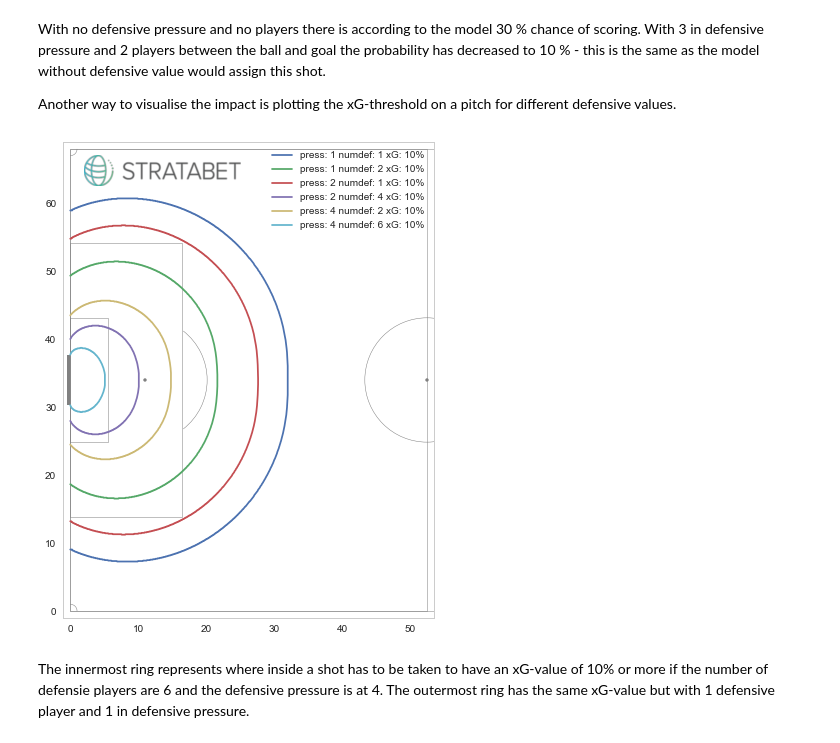
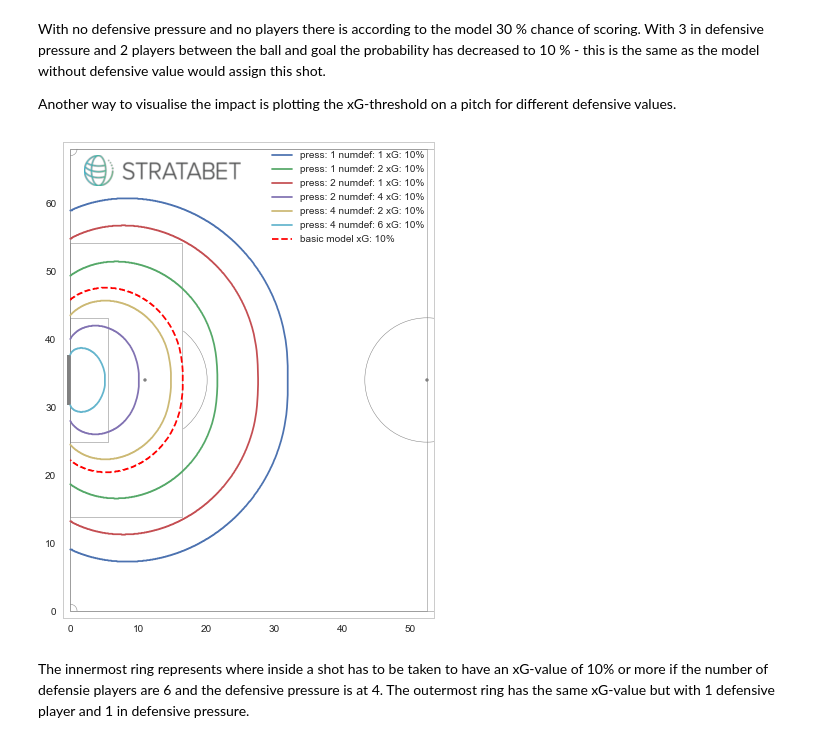
Before and after one commit to karlanka/stratagem_projects, a Jupyter notebook: defensive_features.ipynb, the cells around one changed output. Drawn from its saved outputs; the diff is of its cells as text; code cells hidden in the pictures.

```diff
--- a/defensive_features.ipynb
+++ b/defensive_features.ipynb
@@ -619,21 +627,25 @@ with open('threshold_dict.pkl', 'rb') as f:
 # %%
 f, ax = plt.subplots(figsize=(pitch_length, pitch_length/12))
 plt.xlim(-1,pitch_length/2+1)
 plt.ylim(-1,pitch_width+1)
 
 draw_pitch(ax, lw=0.5, bg_color='white', color='grey')
 
 # plot thresholds
 #for (defpress, numdef), t in thresholds.iteritems():
 for d in [(1,1), (1,2), (2,1), (2,4), (4,2), (4,6)]:
     if thresholds[d] is not None:
         x, y = thresholds[d]
         ax.plot(x, y, label='press: '+ str(d[0]) + ' numdef: ' + str(d[1]) + ' xG: 10%')
 
+basic_x, basic_y = thresholds[10]
+
+ax.plot(basic_x, basic_y, label='basic model xG: 10%', ls='--', color='red')
+
 ax.imshow(plt.imread('data/StrataBet Logo.png'), extent=(2, 25, 62.5, 67), interpolation='gaussian')
 ax.legend();
 # %% [output]
-[figure, old version]
+[figure, new version]
 # %% [markdown]
 The innermost ring represents where inside a shot has to be taken to have an xG-value of 10% or more if the number of defensie players are 6 and the defensive pressure is at 4. The outermost ring has the same xG-value but with 1 defensive player and 1 in defensive pressure.
 # %%
```
Also changed, not shown: parts of 9 cells of this notebook.
